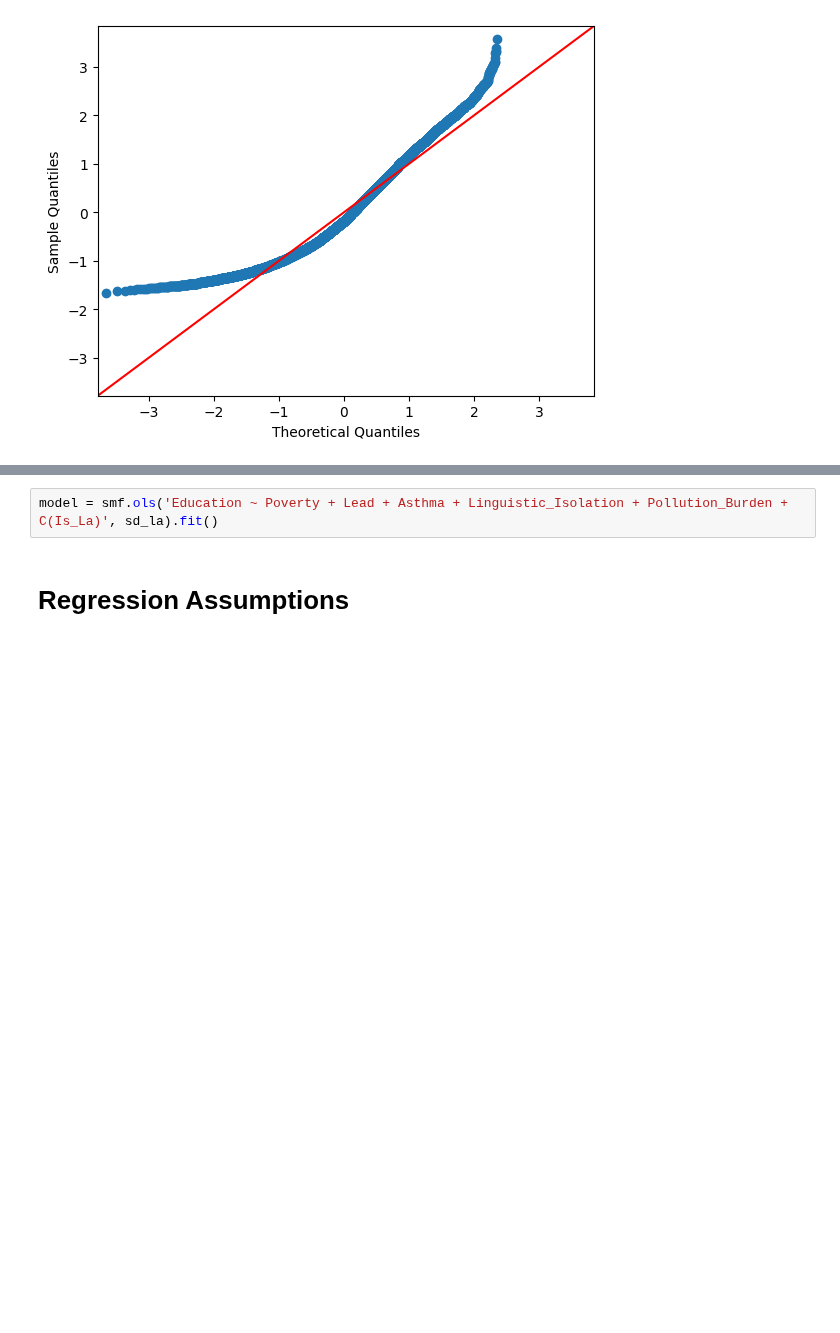
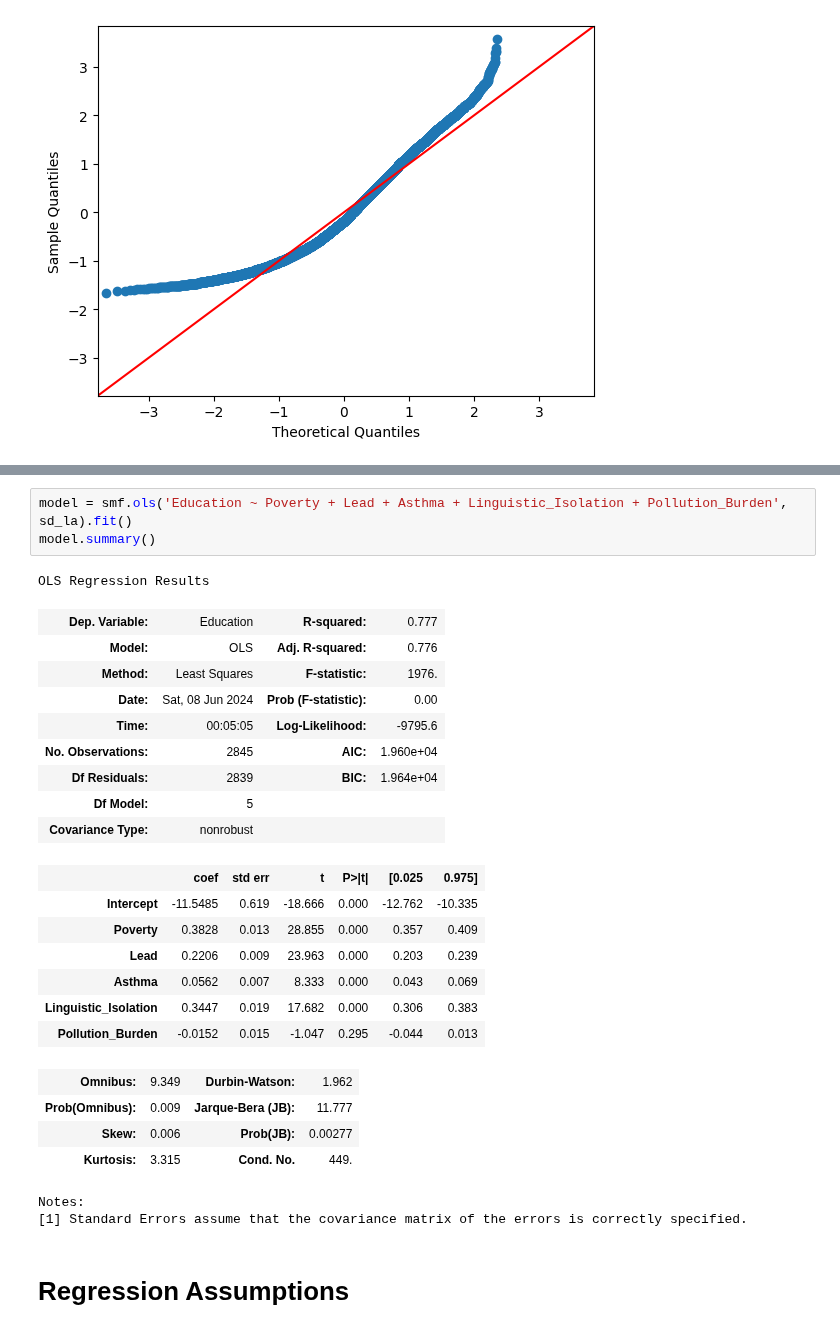
Before and after one commit to valenciaaalberto/Math189Project, a Jupyter notebook: Data/project.ipynb, the cells around one changed output, grey strips where cells are left out. Saved outputs shown, nothing was run; the diff lists cells and outputs as text; blank space fills up the shorter version.

```diff
--- a/Data/project.ipynb
+++ b/Data/project.ipynb
@@ -296,6 +296,31 @@ sns.histplot(data=standardize(data['Poverty']))
 [figure]
 # %%
-model = smf.ols('Education ~ Poverty + Lead + Asthma + Linguistic_Isolation + Pollution_Burden + C(Is_La)', sd_la).fit()
+model = smf.ols('Education ~ Poverty + Lead + Asthma + Linguistic_Isolation + Pollution_Burden', sd_la).fit()
+model.summary()
+# %% [output]
+OLS Regression Results
+| Dep. Variable: | Education | R-squared: | 0.777 |
+| Model: | OLS | Adj. R-squared: | 0.776 |
+| Method: | Least Squares | F-statistic: | 1976. |
+| Date: | Sat, 08 Jun 2024 | Prob (F-statistic): | 0.00 |
+| Time: | 00:05:05 | Log-Likelihood: | -9795.6 |
+| No. Observations: | 2845 | AIC: | 1.960e+04 |
+| Df Residuals: | 2839 | BIC: | 1.964e+04 |
+| Df Model: | 5 |  |  |
+| Covariance Type: | nonrobust |  |  |
+|  | coef | std err | t | P>|t| | [0.025 | 0.975] |
+| Intercept | -11.5485 | 0.619 | -18.666 | 0.000 | -12.762 | -10.335 |
+| Poverty | 0.3828 | 0.013 | 28.855 | 0.000 | 0.357 | 0.409 |
+| Lead | 0.2206 | 0.009 | 23.963 | 0.000 | 0.203 | 0.239 |
+| Asthma | 0.0562 | 0.007 | 8.333 | 0.000 | 0.043 | 0.069 |
+| Linguistic_Isolation | 0.3447 | 0.019 | 17.682 | 0.000 | 0.306 | 0.383 |
+| Pollution_Burden | -0.0152 | 0.015 | -1.047 | 0.295 | -0.044 | 0.013 |
+| Omnibus: | 9.349 | Durbin-Watson: | 1.962 |
+| Prob(Omnibus): | 0.009 | Jarque-Bera (JB): | 11.777 |
+| Skew: | 0.006 | Prob(JB): | 0.00277 |
+| Kurtosis: | 3.315 | Cond. No. | 449. |
+Notes:
+[1] Standard Errors assume that the covariance matrix of the errors is correctly specified.
 # %% [markdown]
 # Regression Assumptions
 # %% [markdown]
```
Also changed, not shown: parts of 14 cells of this notebook, 1 other file.
